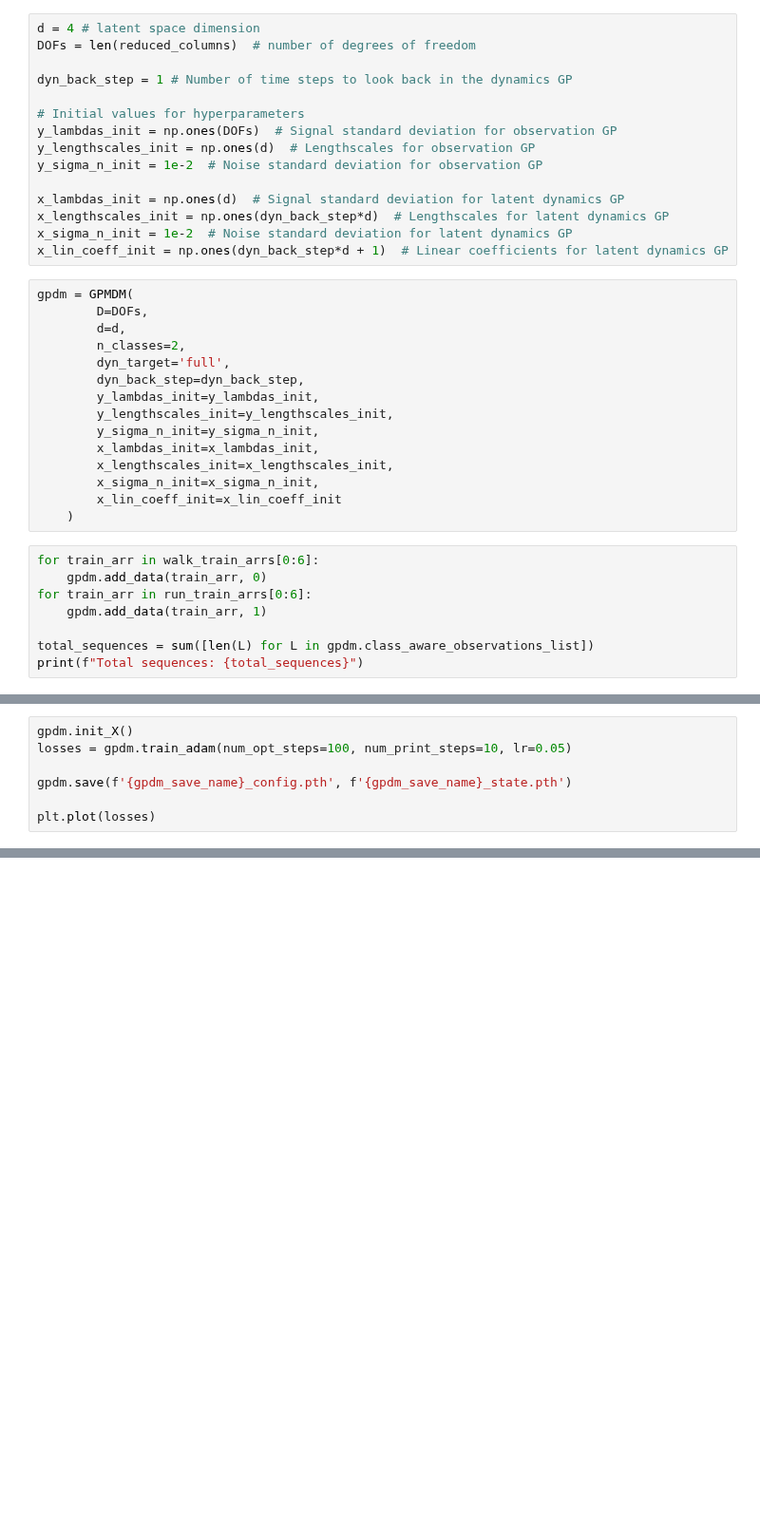
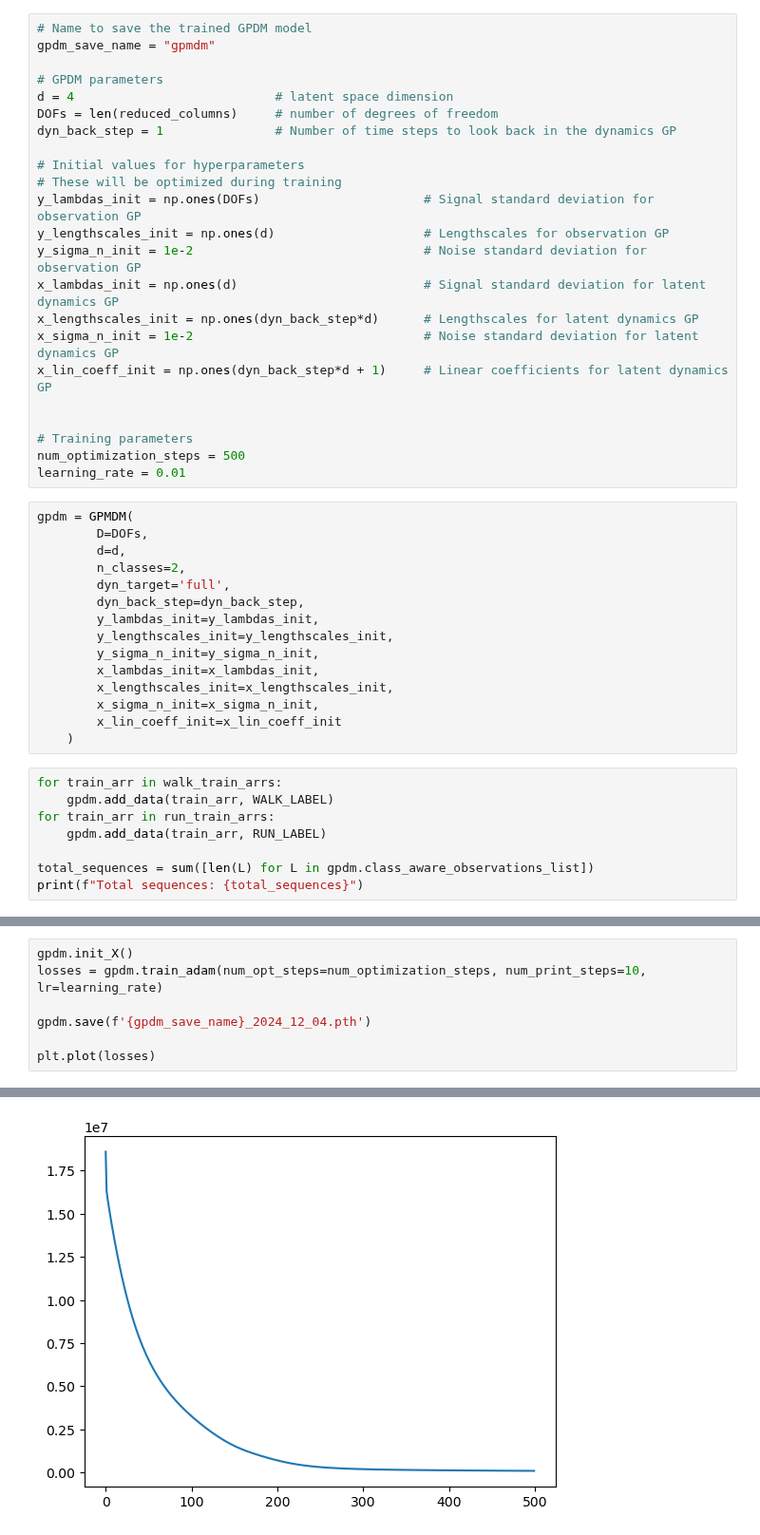
Before and after one commit to Priyanshu4/gpmdm, a Jupyter notebook: notebooks/train_gpmdm.ipynb, the cells around one changed output, grey strips where cells are left out. Shown at 95% size. Drawn from its saved outputs; the diff is of its cells as text; blank space fills up the shorter version.

```diff
--- a/notebooks/train_gpmdm.ipynb
+++ b/notebooks/train_gpmdm.ipynb
@@ -22,18 +30,26 @@ run_train_arrs = [df[reduced_columns].to_numpy().astype(np.float32)[::5, :] for
 # %%
-d = 4 # latent space dimension
-DOFs = len(reduced_columns)  # number of degrees of freedom
+# Name to save the trained GPDM model
+gpdm_save_name = "gpmdm"
 
-dyn_back_step = 1 # Number of time steps to look back in the dynamics GP
+# GPDM parameters
+d = 4                           # latent space dimension
+DOFs = len(reduced_columns)     # number of degrees of freedom
+dyn_back_step = 1               # Number of time steps to look back in the dynamics GP
 
 # Initial values for hyperparameters
-y_lambdas_init = np.ones(DOFs)  # Signal standard deviation for observation GP
-y_lengthscales_init = np.ones(d)  # Lengthscales for observation GP
-y_sigma_n_init = 1e-2  # Noise standard deviation for observation GP
+# These will be optimized during training
+y_lambdas_init = np.ones(DOFs)                      # Signal standard deviation for observation GP
+y_lengthscales_init = np.ones(d)                    # Lengthscales for observation GP
+y_sigma_n_init = 1e-2                               # Noise standard deviation for observation GP
+x_lambdas_init = np.ones(d)                         # Signal standard deviation for latent dynamics GP
+x_lengthscales_init = np.ones(dyn_back_step*d)      # Lengthscales for latent dynamics GP
+x_sigma_n_init = 1e-2                               # Noise standard deviation for latent dynamics GP
+x_lin_coeff_init = np.ones(dyn_back_step*d + 1)     # Linear coefficients for latent dynamics GP
 
-x_lambdas_init = np.ones(d)  # Signal standard deviation for latent dynamics GP
-x_lengthscales_init = np.ones(dyn_back_step*d)  # Lengthscales for latent dynamics GP
-x_sigma_n_init = 1e-2  # Noise standard deviation for latent dynamics GP
-x_lin_coeff_init = np.ones(dyn_back_step*d + 1)  # Linear coefficients for latent dynamics GP
+
+# Training parameters
+num_optimization_steps = 500
+learning_rate = 0.01
 # %%
 gpdm = GPMDM(
         D=DOFs,
@@ -50,10 +66,10 @@ gpdm = GPMDM(
         x_lin_coeff_init=x_lin_coeff_init
     )
 # %%
-for train_arr in walk_train_arrs[0:6]:
-    gpdm.add_data(train_arr, 0)
-for train_arr in run_train_arrs[0:6]:
-    gpdm.add_data(train_arr, 1)
+for train_arr in walk_train_arrs:
+    gpdm.add_data(train_arr, WALK_LABEL)
+for train_arr in run_train_arrs:
+    gpdm.add_data(train_arr, RUN_LABEL)
 
 total_sequences = sum([len(L) for L in gpdm.class_aware_observations_list])
 print(f"Total sequences: {total_sequences}")
@@ -60,7 +78,8 @@ print(f"Total sequences: {total_sequences}")
 # %%
 gpdm.init_X()
-losses = gpdm.train_adam(num_opt_steps=100, num_print_steps=10, lr=0.05)
+losses = gpdm.train_adam(num_opt_steps=num_optimization_steps, num_print_steps=10, lr=learning_rate)
 
-gpdm.save(f'{gpdm_save_name}_config.pth', f'{gpdm_save_name}_state.pth')
+gpdm.save(f'{gpdm_save_name}_2024_12_04.pth')
 
 plt.plot(losses)
+# %% [output]
@@ -67,3 +104,4 @@ plt.plot(losses)
+[figure, added]
 # %%
 # Plot the latent space
 fig = plt.figure(figsize=(10, 6))
```
Also changed, not shown: parts of 8 cells of this notebook, 3 other files.
